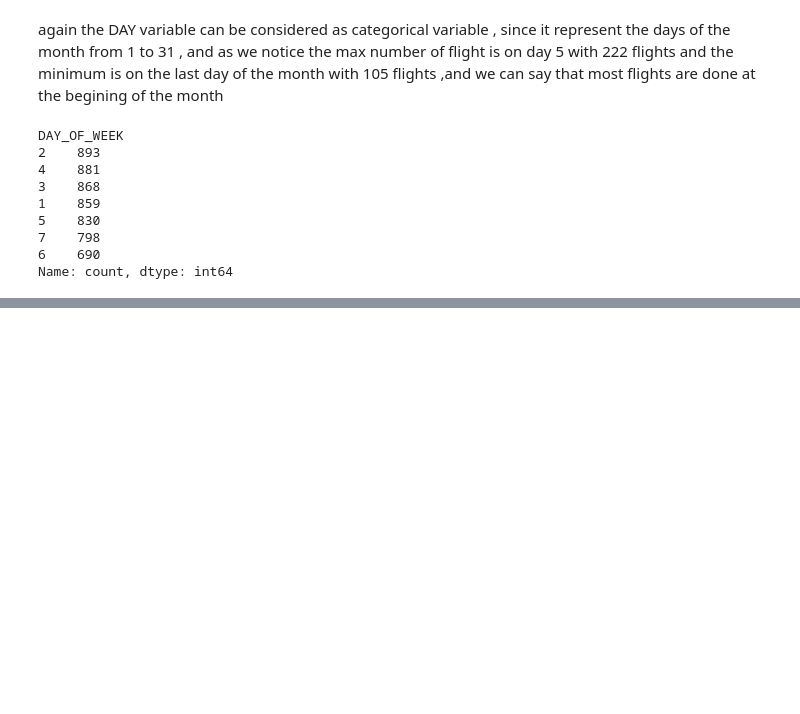
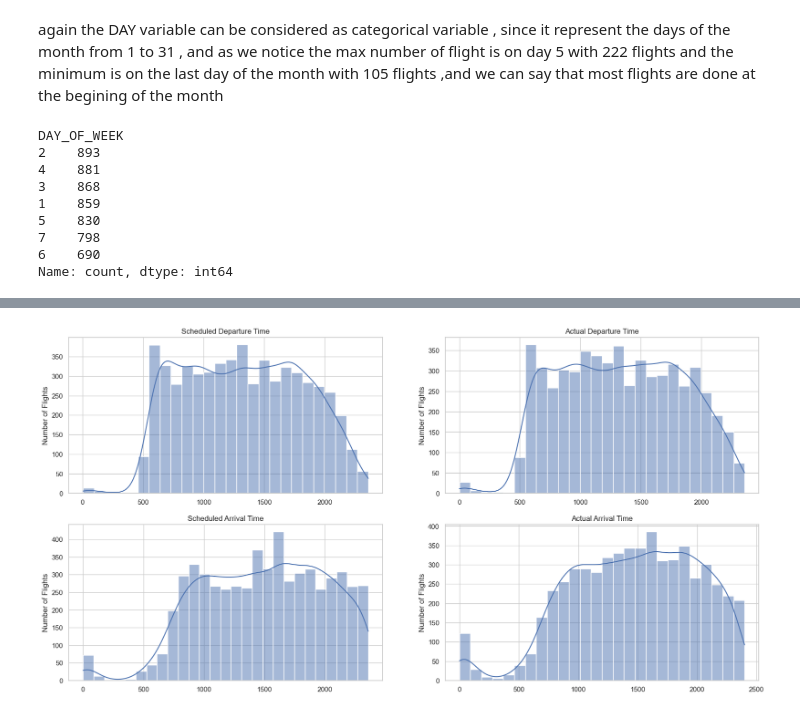
Before and after one commit to hacha007/EDA, a Jupyter notebook: flights_EDA.ipynb, the cells around one changed output, grey strips where cells are left out. Drawn from its saved outputs; the diff is of its cells as text; code cells hidden in the pictures; blank space fills up the shorter version.

```diff
--- a/flights_EDA.ipynb
+++ b/flights_EDA.ipynb
@@ -212,0 +267,17 @@ plt.show()
+# %%
+fig, ax = plt.subplots(2, 2, figsize=(20, 10))
+sns.set_style('dark')
+sns.histplot(data=num_df, x='SCHEDULED_DEPARTURE', kde=True, ax=ax[0, 0])
+sns.histplot(data=num_df, x='DEPARTURE_TIME', kde=True, ax=ax[0, 1])
+sns.histplot(data=num_df, x='SCHEDULED_ARRIVAL', kde=True, ax=ax[1, 0])
+sns.histplot(data=num_df, x='ARRIVAL_TIME', kde=True, ax=ax[1, 1])
+ax[0, 0].set_title('Scheduled Departure Time')
+ax[0, 1].set_title('Actual Departure Time')
+ax[1, 0].set_title('Scheduled Arrival Time')
+ax[1, 1].set_title('Actual Arrival Time')
+for axes in ax.flat:
+    axes.set_ylabel('Number of Flights')
+    axes.set_xlabel('')
+plt.show()
+# %% [output]
+[figure, added]
```
Also changed, not shown: parts of 23 cells of this notebook.
